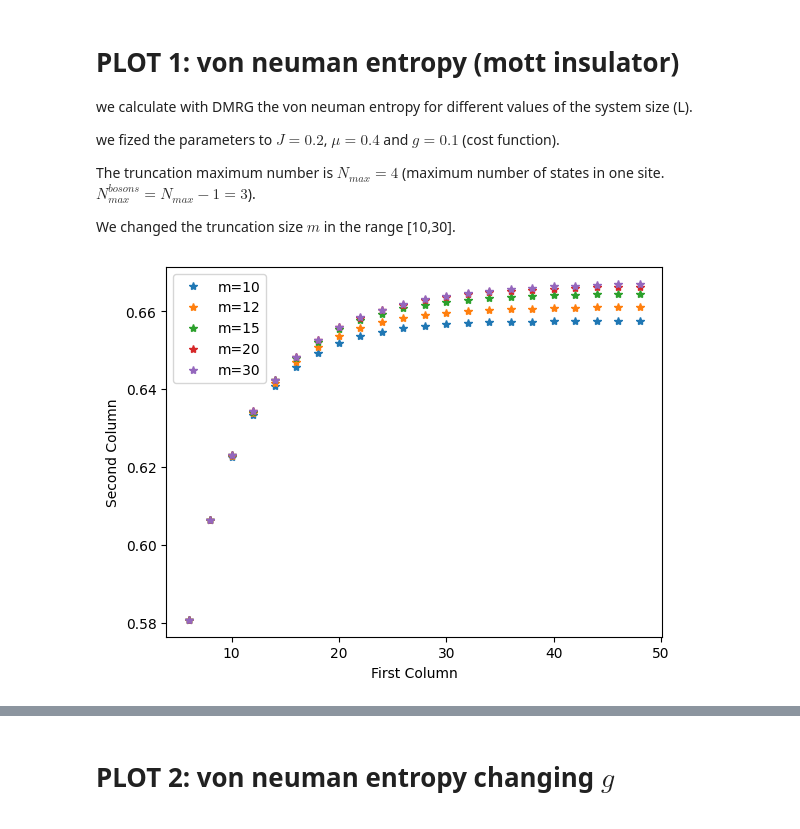
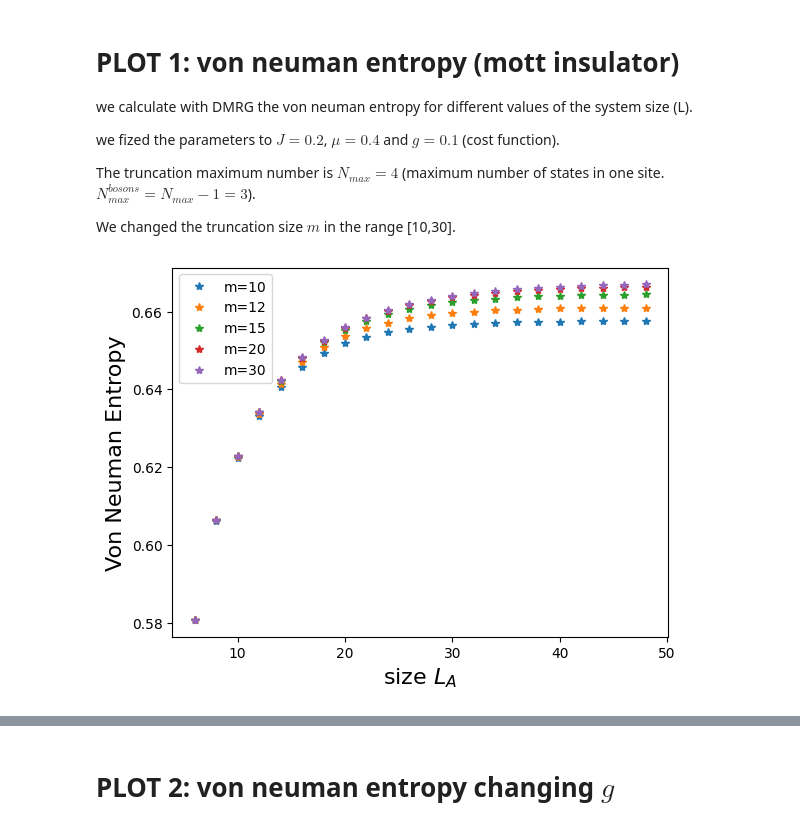
Before and after one commit to ScoomenstheMumens/Numerical-Methods-for-Physics, a Jupyter notebook: DMRG/plot_results.ipynb, the cells around one changed output, grey strips where cells are left out. Cells and saved outputs as stored; diff of their text form; code cells hidden in the pictures.

```diff
--- a/DMRG/plot_results.ipynb
+++ b/DMRG/plot_results.ipynb
@@ -13,19 +13,22 @@ import matplotlib.pyplot as plt
 import numpy as np
 # %%
 m_s = [10, 12, 15, 20, 30]
+
+lasts_=[]
 
 for m in m_s:
     file = open("dati/mu04_J02_Nmax4_m"+str(m), "r")
     datas = []
     for row in file:
         x, y = map(float, row.strip().split())
         datas.append((x, y))
 
     x, y = zip(*datas)
+    lasts_.append(y[-1])
     plt.plot(x, y, "*", label="m="+str(m))
-plt.xlabel('First Column')
-plt.ylabel('Second Column')
+plt.xlabel(r'size $L_A$', fontsize=16)
+plt.ylabel('Von Neuman Entropy', fontsize=16)
 plt.legend()
 plt.show()
 # %% [output]
-[figure, old version]
+[figure, new version]
```
Also changed, not shown: parts of 10 cells of this notebook, 1 other file.
